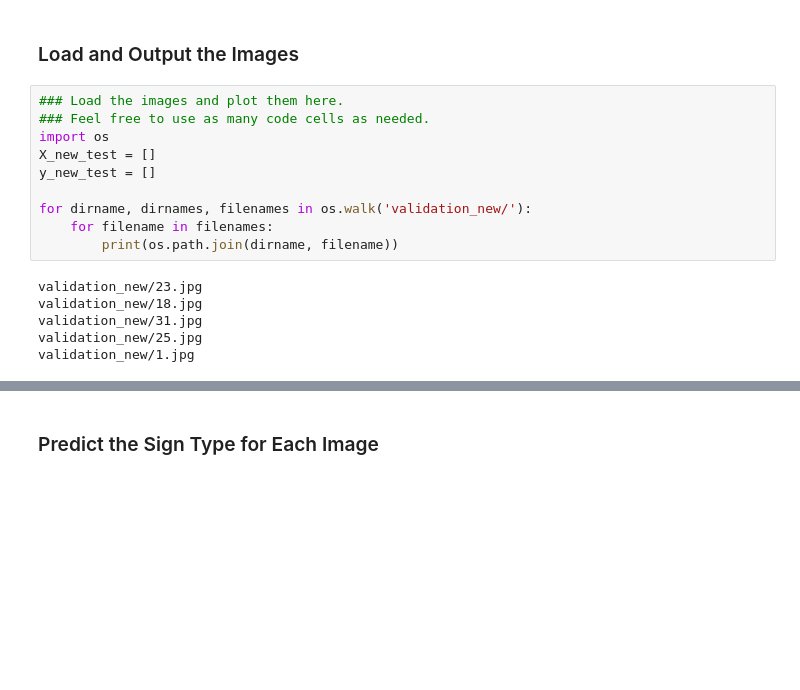
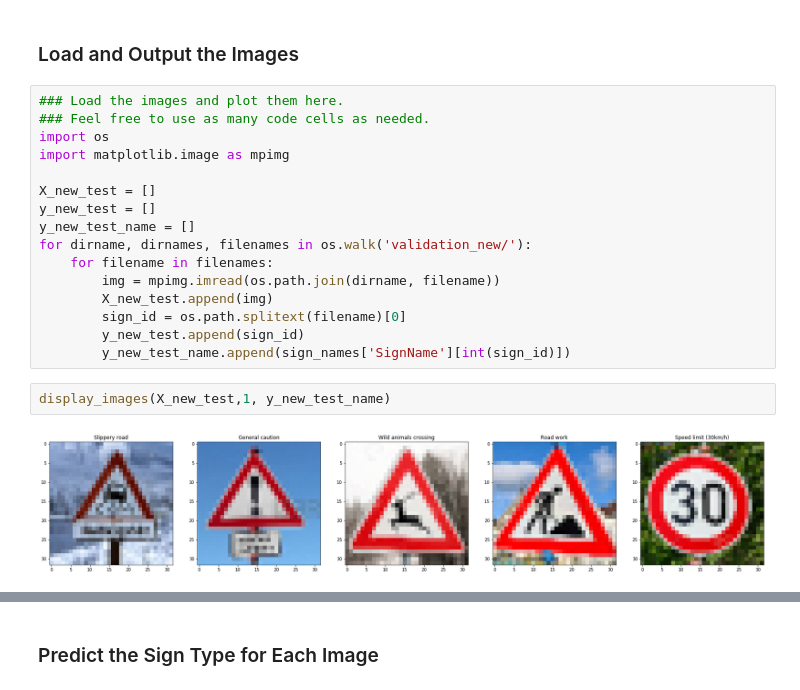
Before and after one commit to romkof/CarND-Traffic-Sign-Classifier-Project, a Jupyter notebook: Traffic_Sign_Classifier.ipynb, the cells around one changed output, grey strips where cells are left out. Cells and saved outputs as stored; diff of their text form; blank space fills up the shorter version.

```diff
--- a/Traffic_Sign_Classifier.ipynb
+++ b/Traffic_Sign_Classifier.ipynb
@@ -355,15 +357,19 @@ You may find `signnames.csv` useful as it contains mappings from the class id (i
 ### Load the images and plot them here.
 ### Feel free to use as many code cells as needed.
 import os
+import matplotlib.image as mpimg
+
 X_new_test = []
 y_new_test = []
-
+y_new_test_name = []
 for dirname, dirnames, filenames in os.walk('validation_new/'):
     for filename in filenames:
-        print(os.path.join(dirname, filename))
+        img = mpimg.imread(os.path.join(dirname, filename))
+        X_new_test.append(img)
+        sign_id = os.path.splitext(filename)[0]
+        y_new_test.append(sign_id)
+        y_new_test_name.append(sign_names['SignName'][int(sign_id)])
-# %% [output]
-validation_new/23.jpg
-validation_new/18.jpg
-validation_new/31.jpg
-validation_new/25.jpg
-validation_new/1.jpg
+# %%
+display_images(X_new_test,1, y_new_test_name)
+# %% [output]
+[figure, added]
```
Also changed, not shown: parts of 5 cells of this notebook.
